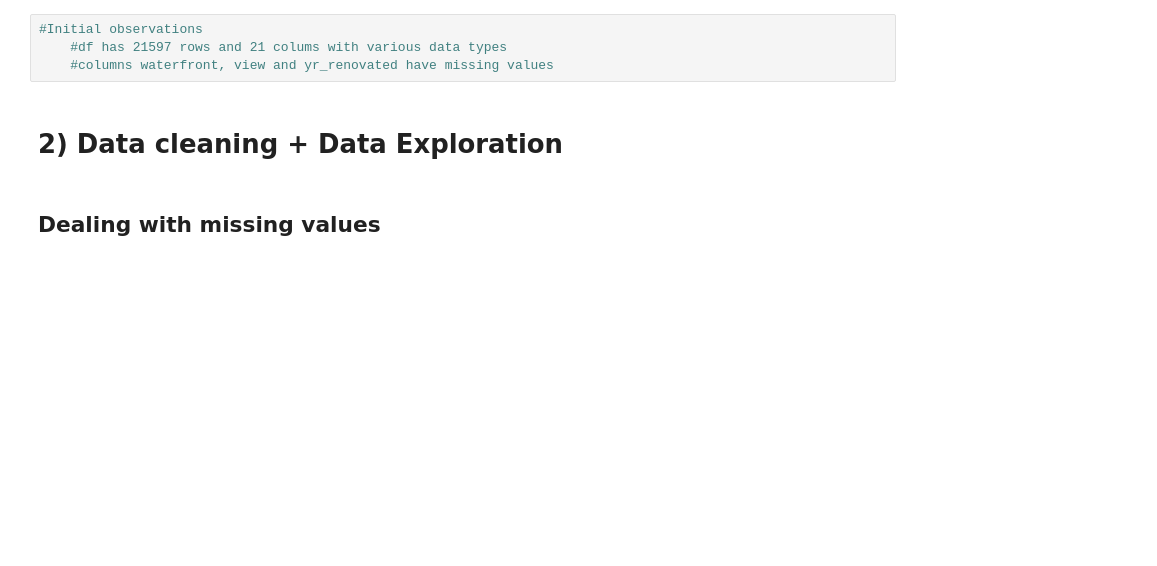
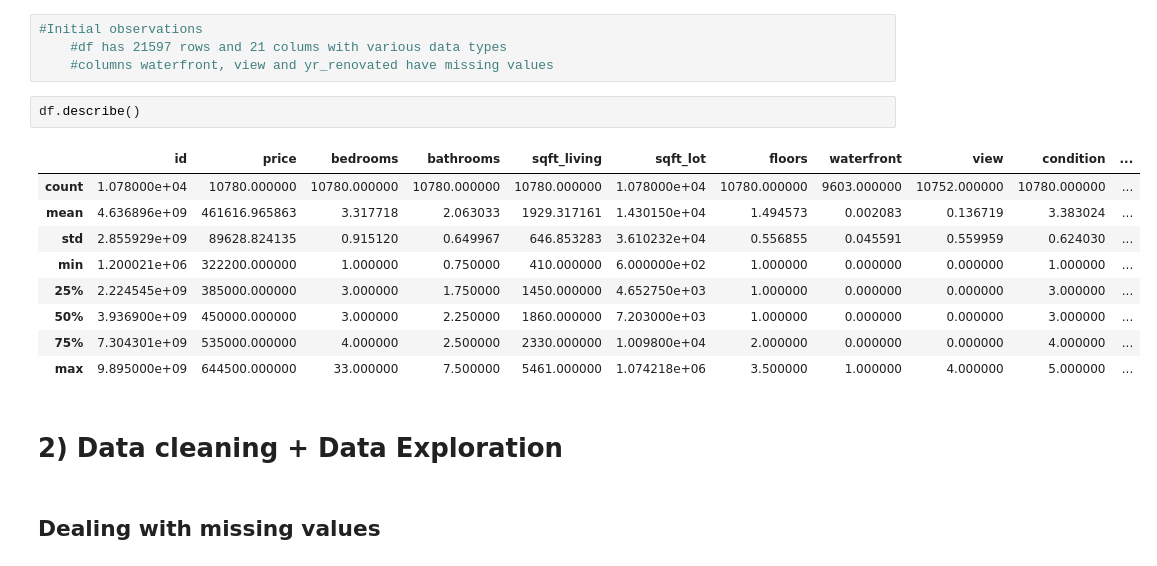
Before and after one commit to nikolholicka/curriculum, a Jupyter notebook: mod1/project/dsc-1-final-project-online-ds-pt-041519/Linear_Regression_King_County_Housing.ipynb, the cells around one changed output. Cells and saved outputs as stored; diff of their text form; blank space fills up the shorter version.

```diff
--- a/mod1/project/dsc-1-final-project-online-ds-pt-041519/Linear_Regression_King_County_Housing.ipynb
+++ b/mod1/project/dsc-1-final-project-online-ds-pt-041519/Linear_Regression_King_County_Housing.ipynb
@@ -29,6 +29,18 @@ df.describe()
 #Initial observations
     #df has 21597 rows and 21 colums with various data types
     #columns waterfront, view and yr_renovated have missing values
+# %%
+df.describe()
+# %% [output]
+|  | id | price | bedrooms | bathrooms | sqft_living | sqft_lot | floors | waterfront | view | condition | ... |
+| count | 1.078000e+04 | 10780.000000 | 10780.000000 | 10780.000000 | 10780.000000 | 1.078000e+04 | 10780.000000 | 9603.000000 | 10752.000000 | 10780.000000 | ... |
+| mean | 4.636896e+09 | 461616.965863 | 3.317718 | 2.063033 | 1929.317161 | 1.430150e+04 | 1.494573 | 0.002083 | 0.136719 | 3.383024 | ... |
+| std | 2.855929e+09 | 89628.824135 | 0.915120 | 0.649967 | 646.853283 | 3.610232e+04 | 0.556855 | 0.045591 | 0.559959 | 0.624030 | ... |
+| min | 1.200021e+06 | 322200.000000 | 1.000000 | 0.750000 | 410.000000 | 6.000000e+02 | 1.000000 | 0.000000 | 0.000000 | 1.000000 | ... |
+| 25% | 2.224545e+09 | 385000.000000 | 3.000000 | 1.750000 | 1450.000000 | 4.652750e+03 | 1.000000 | 0.000000 | 0.000000 | 3.000000 | ... |
+| 50% | 3.936900e+09 | 450000.000000 | 3.000000 | 2.250000 | 1860.000000 | 7.203000e+03 | 1.000000 | 0.000000 | 0.000000 | 3.000000 | ... |
+| 75% | 7.304301e+09 | 535000.000000 | 4.000000 | 2.500000 | 2330.000000 | 1.009800e+04 | 2.000000 | 0.000000 | 0.000000 | 4.000000 | ... |
+| max | 9.895000e+09 | 644500.000000 | 33.000000 | 7.500000 | 5461.000000 | 1.074218e+06 | 3.500000 | 1.000000 | 4.000000 | 5.000000 | ... |
 # %% [markdown]
 # 2) Data cleaning + Data Exploration
 # %% [markdown]
```
Also changed, not shown: parts of 57 cells of this notebook.
